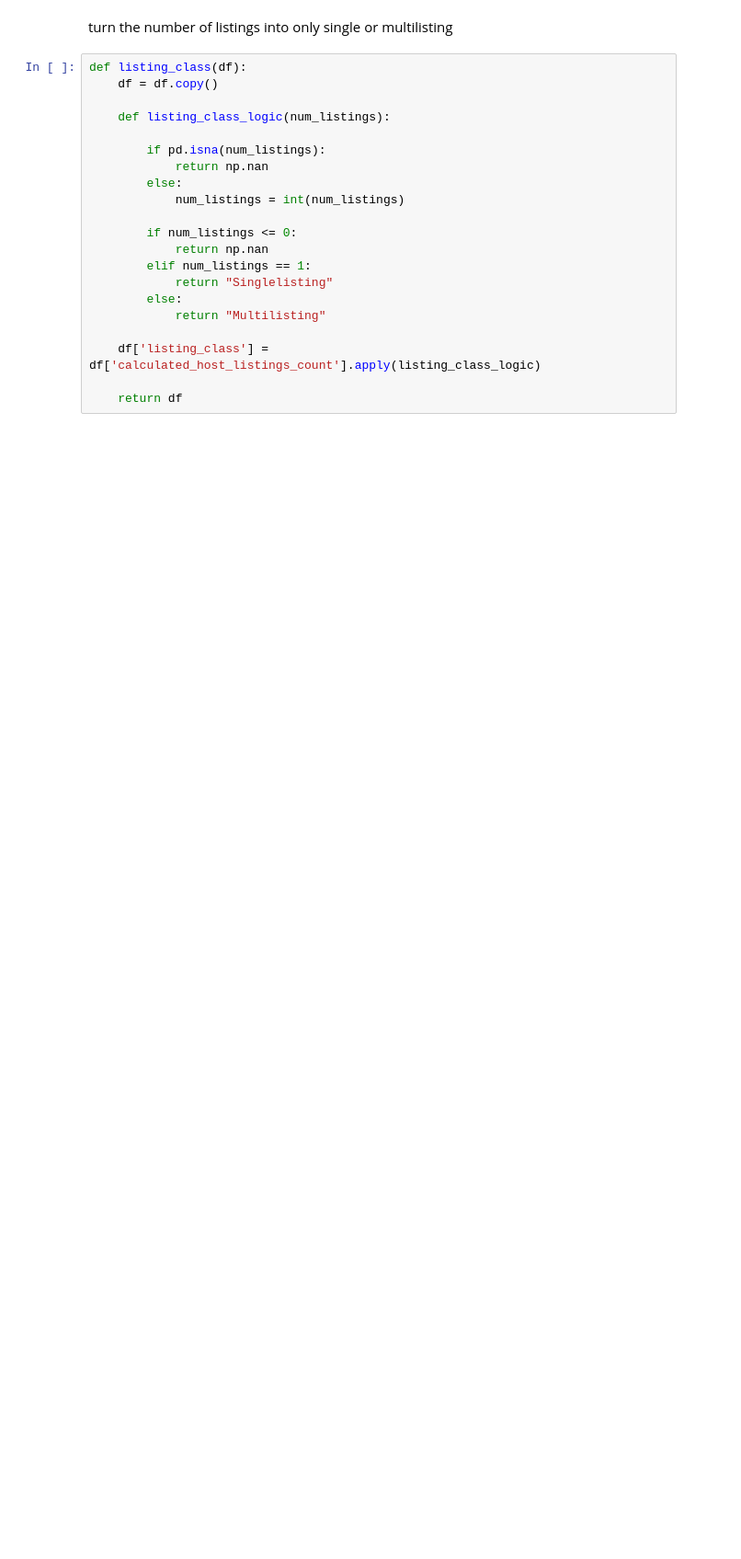
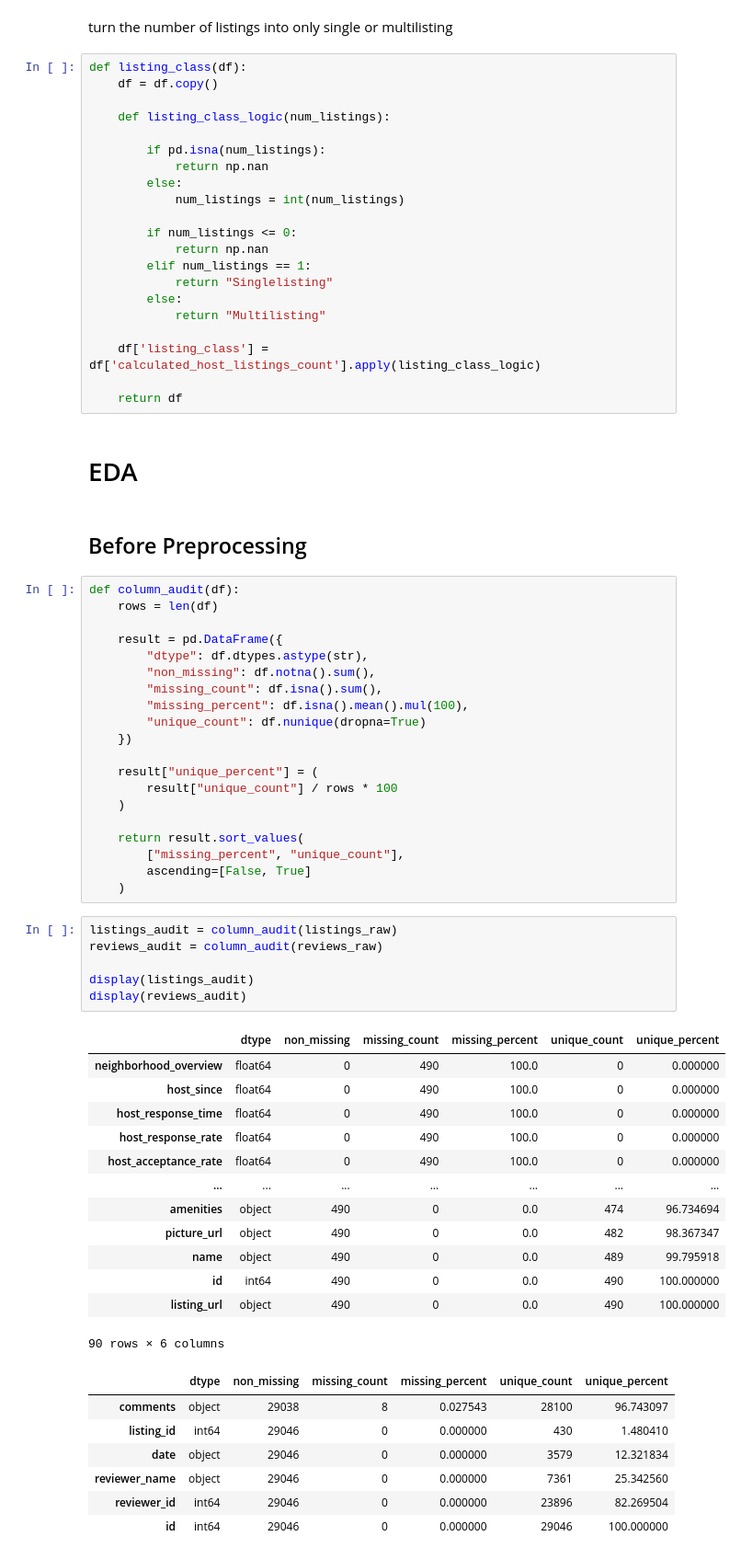
Before and after one commit to ashleymengszeoh-create/EODP-A2-Ashley, a Jupyter notebook: Preprocessing.ipynb, the cells around one changed output. Shown at 92% size. Drawn from its saved outputs; the diff is of its cells as text; blank space fills up the shorter version.

```diff
--- a/Preprocessing.ipynb
+++ b/Preprocessing.ipynb
@@ -88,3 +98,54 @@ def listing_class(df):
     df['listing_class'] = df['calculated_host_listings_count'].apply(listing_class_logic)
 
     return df
+# %% [markdown]
+# EDA
+# %% [markdown]
+## Before Preprocessing
+# %%
+def column_audit(df):
+    rows = len(df)
+
+    result = pd.DataFrame({
+        "dtype": df.dtypes.astype(str),
+        "non_missing": df.notna().sum(),
+        "missing_count": df.isna().sum(),
+        "missing_percent": df.isna().mean().mul(100),
+        "unique_count": df.nunique(dropna=True)
+    })
+
+    result["unique_percent"] = (
+        result["unique_count"] / rows * 100
+    )
+
+    return result.sort_values(
+        ["missing_percent", "unique_count"],
+        ascending=[False, True]
+    )
+# %%
+listings_audit = column_audit(listings_raw)
+reviews_audit = column_audit(reviews_raw)
+
+display(listings_audit)
+display(reviews_audit)
+# %% [output]
+|  | dtype | non_missing | missing_count | missing_percent | unique_count | unique_percent |
+| neighborhood_overview | float64 | 0 | 490 | 100.0 | 0 | 0.000000 |
+| host_since | float64 | 0 | 490 | 100.0 | 0 | 0.000000 |
+| host_response_time | float64 | 0 | 490 | 100.0 | 0 | 0.000000 |
+| host_response_rate | float64 | 0 | 490 | 100.0 | 0 | 0.000000 |
+| host_acceptance_rate | float64 | 0 | 490 | 100.0 | 0 | 0.000000 |
+| ... | ... | ... | ... | ... | ... | ... |
+| amenities | object | 490 | 0 | 0.0 | 474 | 96.734694 |
+| picture_url | object | 490 | 0 | 0.0 | 482 | 98.367347 |
+| name | object | 490 | 0 | 0.0 | 489 | 99.795918 |
+| id | int64 | 490 | 0 | 0.0 | 490 | 100.000000 |
+| listing_url | object | 490 | 0 | 0.0 | 490 | 100.000000 |
+90 rows × 6 columns
+|  | dtype | non_missing | missing_count | missing_percent | unique_count | unique_percent |
+| comments | object | 29038 | 8 | 0.027543 | 28100 | 96.743097 |
+| listing_id | int64 | 29046 | 0 | 0.000000 | 430 | 1.480410 |
+| date | object | 29046 | 0 | 0.000000 | 3579 | 12.321834 |
+| reviewer_name | object | 29046 | 0 | 0.000000 | 7361 | 25.342560 |
+| reviewer_id | int64 | 29046 | 0 | 0.000000 | 23896 | 82.269504 |
+| id | int64 | 29046 | 0 | 0.000000 | 29046 | 100.000000 |
```
Also changed, not shown: parts of 6 cells of this notebook.
